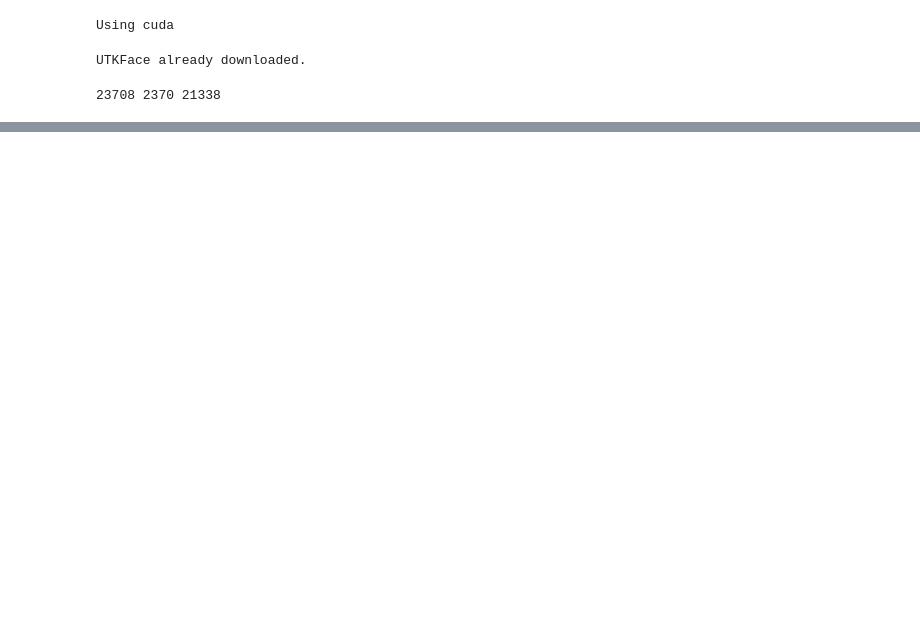
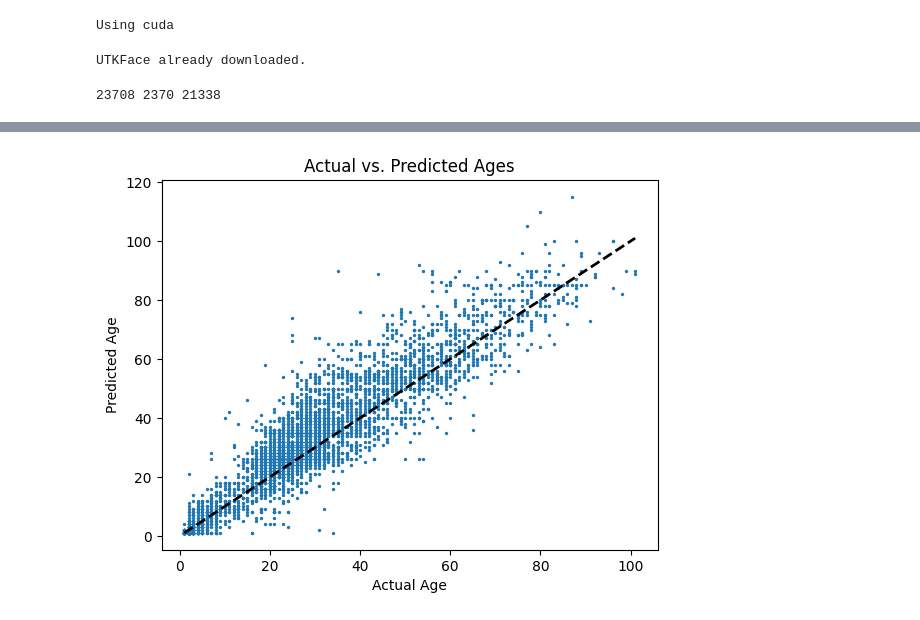
Before and after one commit to IsakLundstrom/D7047E_Exercises_and_Project, a Jupyter notebook: Project/train.ipynb, the cells around one changed output, grey strips where cells are left out. Cells and saved outputs as stored; diff of their text form; code cells hidden in the pictures; blank space fills up the shorter version.

```diff
--- a/Project/train.ipynb
+++ b/Project/train.ipynb
@@ -337,0 +359,10 @@ plt.show()
+# %%
+y_test = agePredictions.cpu()[0]
+plt.scatter(y_test, ageLabels.cpu(), s=2)
+plt.plot([min(y_test), max(y_test)], [min(y_test), max(y_test)],'k--', lw=2)
+plt.xlabel('Actual Age')
+plt.ylabel('Predicted Age')
+plt.title('Actual vs. Predicted Ages')
+plt.show()
+# %% [output]
+[figure, added]
```
Also changed, not shown: parts of 11 cells of this notebook.
